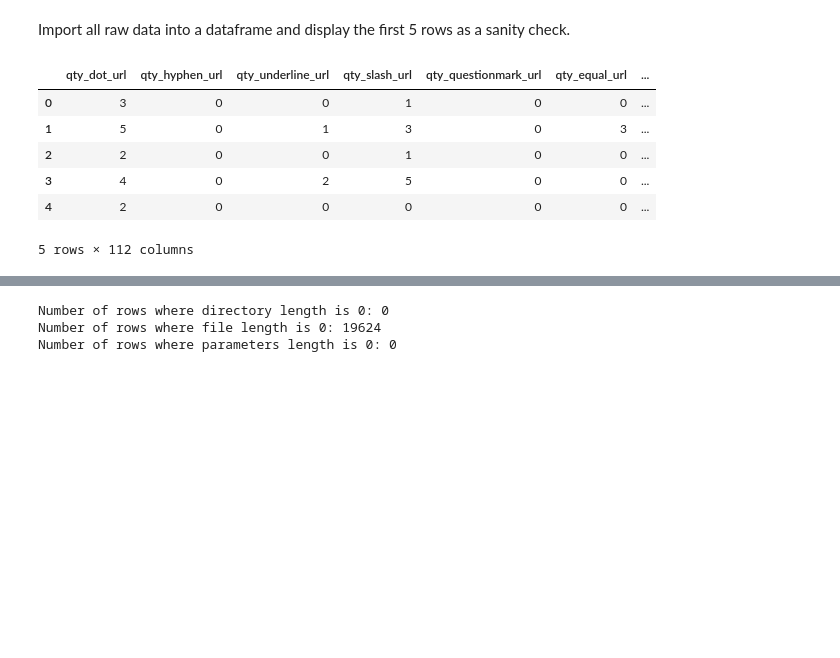
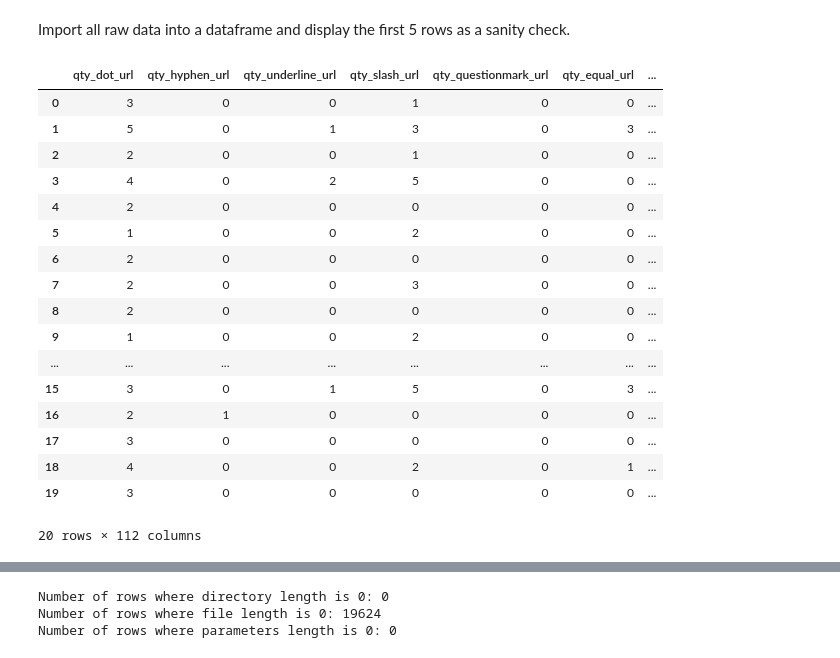
Before and after one commit to brian-campbell/ai-bootcamp-project-2, a Jupyter notebook: phishing_basic_analysis.ipynb, the cells around one changed output, grey strips where cells are left out. Drawn from its saved outputs; the diff is of its cells as text; code cells hidden in the pictures; blank space fills up the shorter version.

```diff
--- a/phishing_basic_analysis.ipynb
+++ b/phishing_basic_analysis.ipynb
@@ -7,13 +8,24 @@ Import all raw data into a dataframe and display the first 5 rows as a sanity ch
 # %%
 # Import data
 file_path = "dataset_full.csv"
 phishing_df = pd.read_csv ( file_path )
-phishing_df.head ()
+phishing_df.head (20 )
 # %% [output]
 |  | qty_dot_url | qty_hyphen_url | qty_underline_url | qty_slash_url | qty_questionmark_url | qty_equal_url | ... |
 | 0 | 3 | 0 | 0 | 1 | 0 | 0 | ... |
 | 1 | 5 | 0 | 1 | 3 | 0 | 3 | ... |
 | 2 | 2 | 0 | 0 | 1 | 0 | 0 | ... |
 | 3 | 4 | 0 | 2 | 5 | 0 | 0 | ... |
 | 4 | 2 | 0 | 0 | 0 | 0 | 0 | ... |
+| 5 | 1 | 0 | 0 | 2 | 0 | 0 | ... |
+| 6 | 2 | 0 | 0 | 0 | 0 | 0 | ... |
+| 7 | 2 | 0 | 0 | 3 | 0 | 0 | ... |
+| 8 | 2 | 0 | 0 | 0 | 0 | 0 | ... |
+| 9 | 1 | 0 | 0 | 2 | 0 | 0 | ... |
+| ... | ... | ... | ... | ... | ... | ... | ... |
+| 15 | 3 | 0 | 1 | 5 | 0 | 3 | ... |
+| 16 | 2 | 1 | 0 | 0 | 0 | 0 | ... |
+| 17 | 3 | 0 | 0 | 0 | 0 | 0 | ... |
+| 18 | 4 | 0 | 0 | 2 | 0 | 1 | ... |
+| 19 | 3 | 0 | 0 | 0 | 0 | 0 | ... |
-5 rows × 112 columns
+20 rows × 112 columns
```
Also changed, not shown: parts of 5 cells of this notebook.
